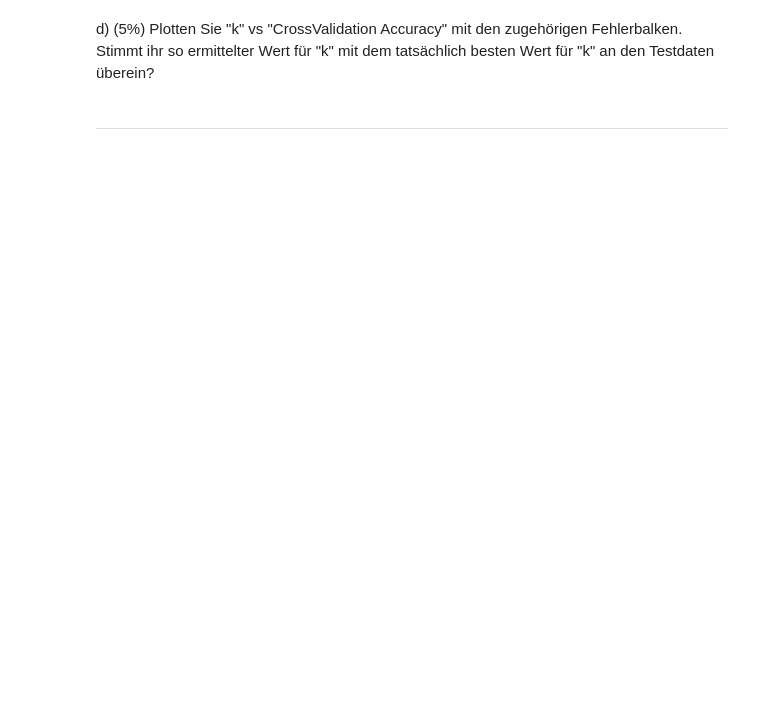
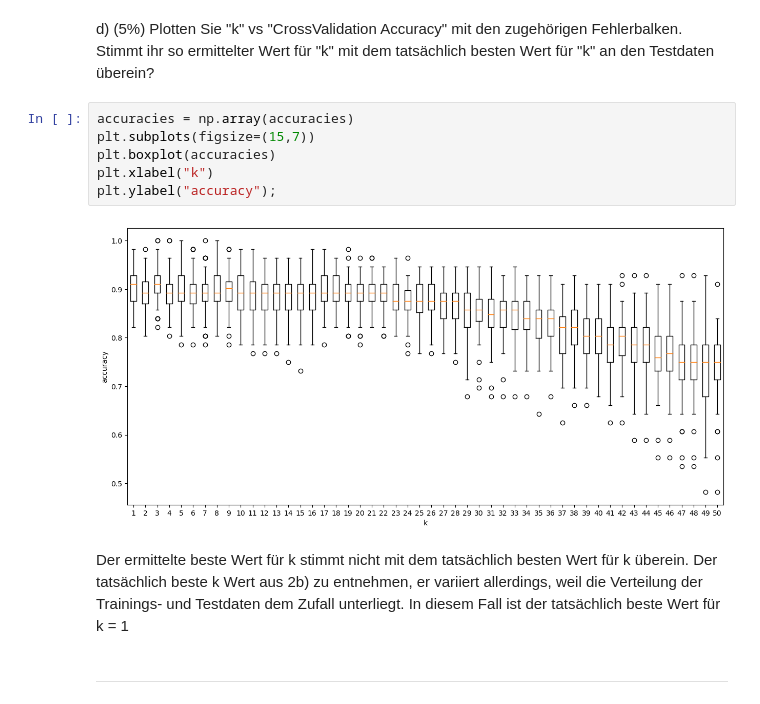
Before and after one commit to olehae/DS1, a Jupyter notebook: Hausaufgabe07.ipynb, the cells around one changed output. Saved outputs shown, nothing was run; the diff lists cells and outputs as text; blank space fills up the shorter version.

```diff
--- a/Hausaufgabe07.ipynb
+++ b/Hausaufgabe07.ipynb
@@ -339,4 +338,14 @@ The optimal k value is: 17
 # %% [markdown]
 d) (5%) Plotten Sie "k" vs "CrossValidation Accuracy" mit den zugehörigen Fehlerbalken. Stimmt ihr so ermittelter Wert für "k" mit dem tatsächlich besten Wert für "k" an den Testdaten überein?
+# %%
+accuracies = np.array(accuracies)
+plt.subplots(figsize=(15,7))
+plt.boxplot(accuracies)
+plt.xlabel("k")
+plt.ylabel("accuracy");
+# %% [output]
+[figure, added]
+# %% [markdown]
+Der ermittelte beste Wert für k stimmt nicht mit dem tatsächlich besten Wert für k überein. Der tatsächlich beste k Wert aus 2b) zu entnehmen, er variiert allerdings, weil die Verteilung der Trainings- und Testdaten dem Zufall unterliegt. In diesem Fall ist der tatsächlich beste Wert für k = 1
 # %% [markdown]
 ---
```
Also changed, not shown: parts of 17 cells of this notebook.
